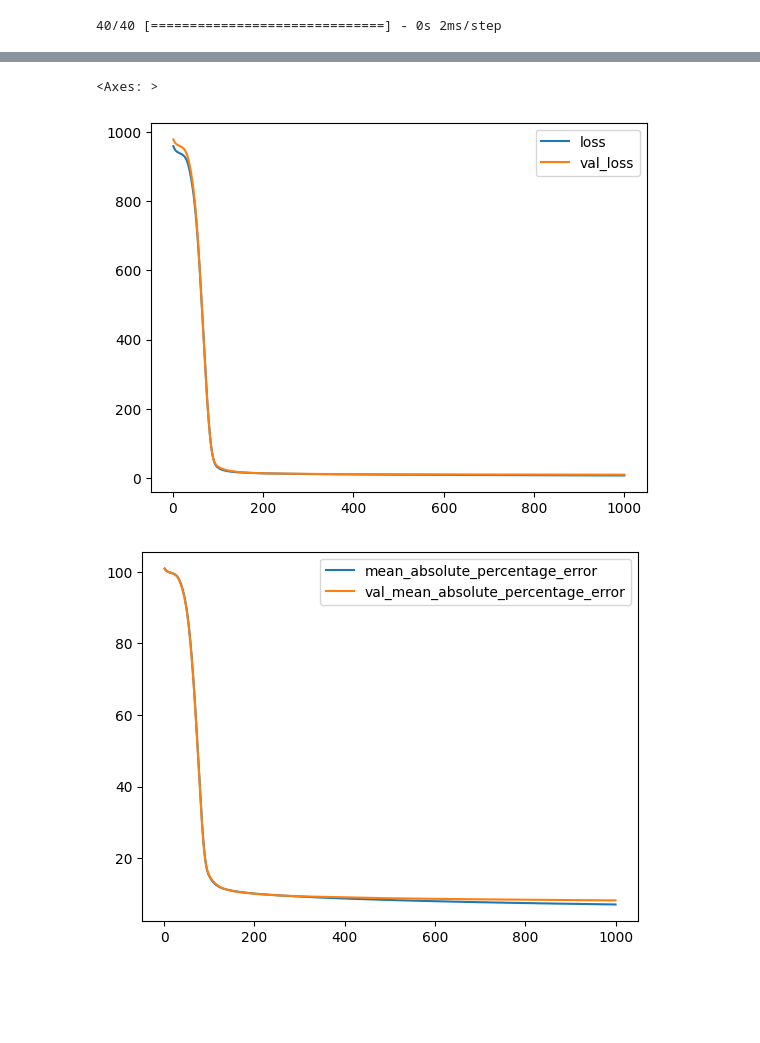
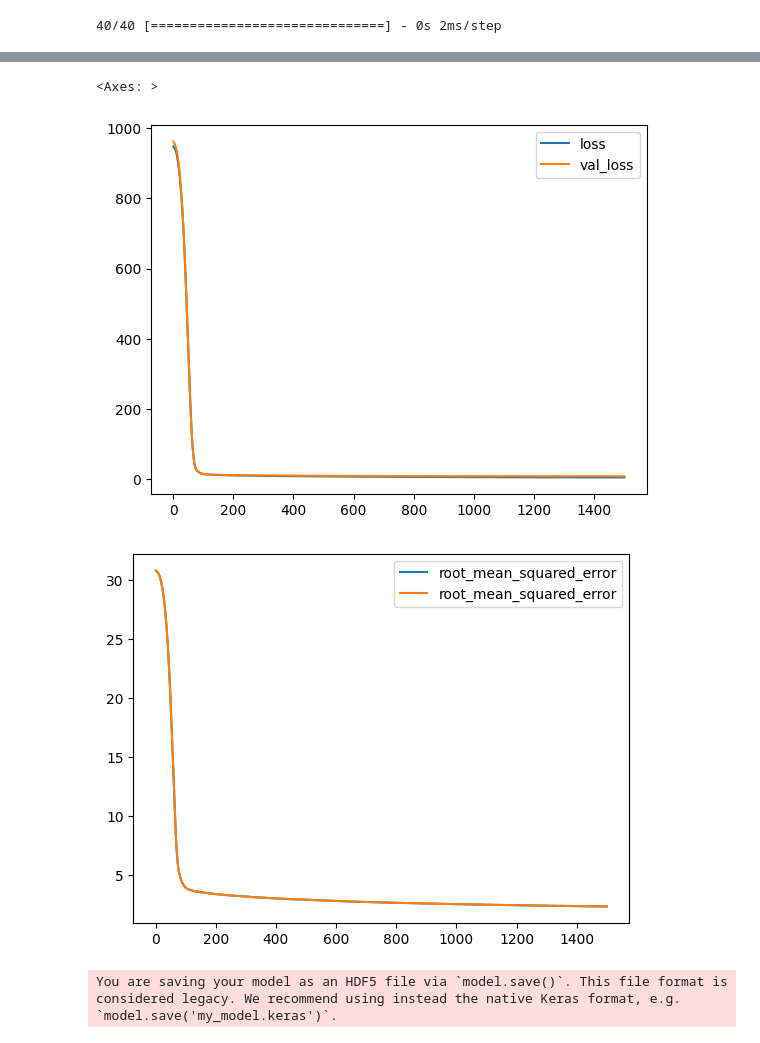
Before and after one commit to saganaga/Obesity-Prediction-Model, a Jupyter notebook: Model_Notebook/Obesity_Prediction_Optimized_Notebook.ipynb, the cells around one changed output, grey strips where cells are left out. Cells and saved outputs as stored; diff of their text form; code cells hidden in the pictures; blank space fills up the shorter version.

Commit message:
updated notebook with rmse and std dev and a visualization plus some notes, saved another model

```diff
--- a/Model_Notebook/Obesity_Prediction_Optimized_Notebook.ipynb
+++ b/Model_Notebook/Obesity_Prediction_Optimized_Notebook.ipynb
@@ -229,7 +197,7 @@ optimized_model.add(tf.keras.layers.Dense(units=8, activation="relu"))
 optimized_model.add(tf.keras.layers.Dense(units=4, activation="relu"))
 optimized_model.add(tf.keras.layers.Dense(units=1))
 opt = tf.keras.optimizers.Adam(learning_rate=0.00001)
-optimized_model.compile(loss="mse", optimizer=opt, metrics=["mean_absolute_percentage_error"])
+optimized_model.compile(loss="mse", optimizer=opt, metrics=[tf.keras.metrics.MeanAbsolutePercentageError(), tf.keras.metrics.RootMeanSquaredError()])
 # %%
 #model summary
 optimized_model.summary()
@@ -253,5 +221,5 @@ Non-trainable params: 0 (0.00 Byte)
 _________________________________________________________________
 # %%
 #train the model
-optimized_model_fit = optimized_model.fit(X_train_scaled, y_train, epochs=1000, validation_data=(X_test_scaled, y_test))
+optimized_model_fit = optimized_model.fit(X_train_scaled, y_train, epochs=1500, validation_data=(X_test_scaled, y_test))
 # %% [output]
@@ -295,15 +268,17 @@ test_results = optimized_model.evaluate(X_test_scaled, y_test, verbose=2)
 # Create a DataFrame containing training history
 history_df = pd.DataFrame(optimized_model_fit.history, index=range(1,len(optimized_model_fit.history["loss"])+1))
 # %%
-# Plot the loss
+# Plot the mean squared error loss and root mean squared error
 history_df.plot(y=["loss","val_loss"])
-history_df.plot(y=["mean_absolute_percentage_error","val_mean_absolute_percentage_error"])
+history_df.plot(y=["root_mean_squared_error","root_mean_squared_error"])
 # %% [output]
 <Axes: >
-[figure, old version]
+[figure, new version]
-[figure, old version]
+[figure, new version]
 # %%
 #Export model to HDF5 file
 optimized_model.save("Obesity_Prediction_opt.h5")
+# %% [output]
+You are saving your model as an HDF5 file via `model.save()`. This file format is considered legacy. We recommend using instead the native Keras format, e.g. `model.save('my_model.keras')`.
 # %%
 #load model
```
Also changed, not shown: parts of 16 cells of this notebook, 3 other files.
